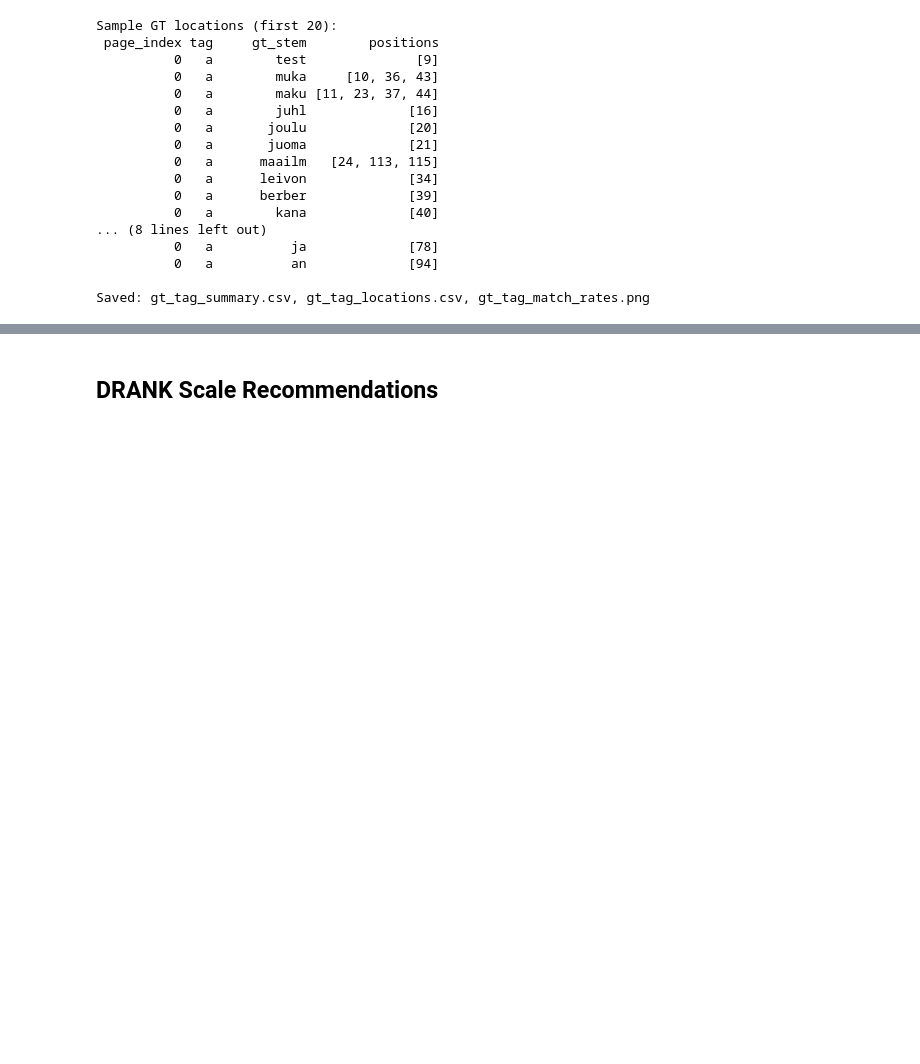
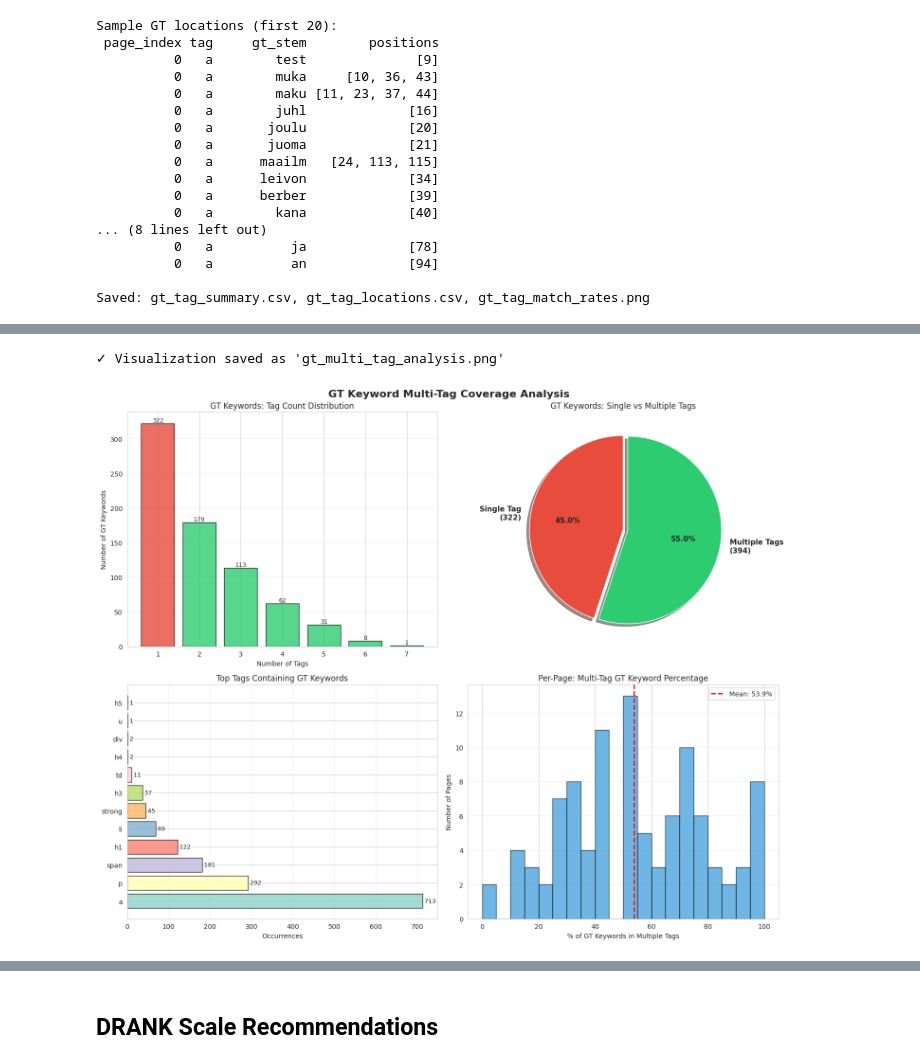
Before and after one commit to Muditha-Kumara/dataAnalytics, a Jupyter notebook: GT_Keywords_Analysis_DRANK.ipynb, the cells around one changed output, grey strips where cells are left out. Cells and saved outputs as stored; diff of their text form; code cells hidden in the pictures; blank space fills up the shorter version.

Commit message:
improve >3.4 with multiple tags

```diff
--- a/GT_Keywords_Analysis_DRANK.ipynb
+++ b/GT_Keywords_Analysis_DRANK.ipynb
@@ -604,0 +780,69 @@ Saved: gt_tag_summary.csv, gt_tag_locations.csv, gt_tag_match_rates.png
+# %%
+# Visualizations
+fig, axes = plt.subplots(2, 2, figsize=(15, 12))
+fig.suptitle('GT Keyword Multi-Tag Coverage Analysis', fontsize=16, fontweight='bold')
+
+# 1. Tag Count Distribution
+ax1 = axes[0, 0]
+tag_counts = multi_tag_df['tag_count'].value_counts().sort_index()
+colors = ['#e74c3c' if c == 1 else '#2ecc71' for c in tag_counts.index]
+bars = ax1.bar(tag_counts.index, tag_counts.values, color=colors, edgecolor='black', alpha=0.8)
+ax1.set_xlabel('Number of Tags')
+ax1.set_ylabel('Number of GT Keywords')
+ax1.set_title('GT Keywords: Tag Count Distribution')
+ax1.grid(axis='y', alpha=0.3)
+ax1.set_xticks(range(1, int(tag_counts.index.max()) + 1))
+# Add value labels
+for bar in bars:
+    height = bar.get_height()
+    ax1.text(bar.get_x() + bar.get_width()/2., height,
+            f'{int(height)}', ha='center', va='bottom', fontsize=9)
+
+# 2. Single vs Multi-Tag Pie Chart
+ax2 = axes[0, 1]
+single_tag = len(multi_tag_df[multi_tag_df['tag_count'] == 1])
+multiple_tags = len(multi_tag_df[multi_tag_df['tag_count'] > 1])
+sizes = [single_tag, multiple_tags]
+labels = [f'Single Tag\n({single_tag})', f'Multiple Tags\n({multiple_tags})']
+colors_pie = ['#e74c3c', '#2ecc71']
+explode = (0, 0.05)
+ax2.pie(sizes, explode=explode, labels=labels, colors=colors_pie, autopct='%1.1f%%',
+        shadow=True, startangle=90, textprops={'fontsize': 11, 'fontweight': 'bold'})
+ax2.set_title('GT Keywords: Single vs Multiple Tags')
+
+# 3. Top Tags for GT Keywords
+ax3 = axes[1, 0]
+top_tags = tag_frequency.most_common(12)
+tags_names = [t[0] for t in top_tags]
+tags_counts = [t[1] for t in top_tags]
+colors_tags = plt.cm.Set3(range(len(tags_names)))
+bars = ax3.barh(range(len(tags_names)), tags_counts, color=colors_tags, edgecolor='black', alpha=0.8)
+ax3.set_yticks(range(len(tags_names)))
+ax3.set_yticklabels(tags_names)
+ax3.set_xlabel('Occurrences')
+ax3.set_title('Top Tags Containing GT Keywords')
+ax3.grid(axis='x', alpha=0.3)
+# Add value labels
+for i, bar in enumerate(bars):
+    width = bar.get_width()
+    ax3.text(width, bar.get_y() + bar.get_height()/2.,
+            f' {int(width)}', ha='left', va='center', fontsize=9)
+
+# 4. Multi-Tag Percentage per Page Distribution
+ax4 = axes[1, 1]
+ax4.hist(page_coverage_df['multi_tag_pct'], bins=20, color='#3498db', edgecolor='black', alpha=0.7)
+ax4.axvline(page_coverage_df['multi_tag_pct'].mean(), color='red', linestyle='--',
+            linewidth=2, label=f'Mean: {page_coverage_df["multi_tag_pct"].mean():.1f}%')
+ax4.set_xlabel('% of GT Keywords in Multiple Tags')
+ax4.set_ylabel('Number of Pages')
+ax4.set_title('Per-Page: Multi-Tag GT Keyword Percentage')
+ax4.legend()
+ax4.grid(axis='y', alpha=0.3)
+
+plt.tight_layout()
+plt.savefig('gt_multi_tag_analysis.png', dpi=150, bbox_inches='tight')
+print("\n✓ Visualization saved as 'gt_multi_tag_analysis.png'")
+plt.show()
+# %% [output]
+✓ Visualization saved as 'gt_multi_tag_analysis.png'
+[figure, added]
```
Also changed, not shown: parts of 7 cells of this notebook, 29 other files.
